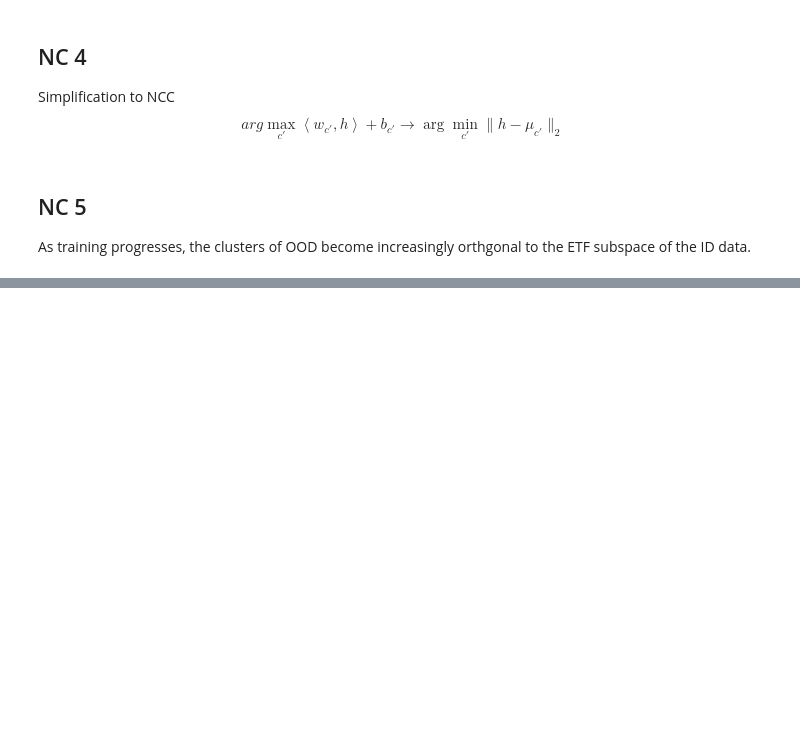
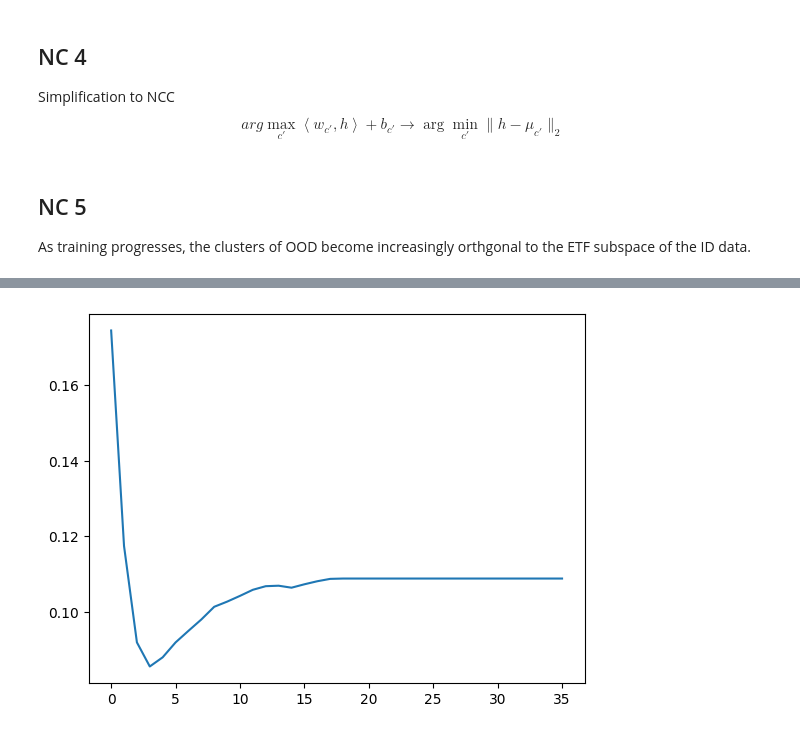
Before and after one commit to faresboudelaa/CSC_5IA23_TA_Project, a Jupyter notebook: NC.ipynb, the cells around one changed output, grey strips where cells are left out. Cells and saved outputs as stored; diff of their text form; code cells hidden in the pictures; blank space fills up the shorter version.

```diff
--- a/NC.ipynb
+++ b/NC.ipynb
@@ -279,0 +248,5 @@ print(vals_4)
+# %%
+plt.plot(fig2_2)
+plt.show()
+# %% [output]
+[figure, added]
```
Also changed, not shown: parts of 26 cells of this notebook.
